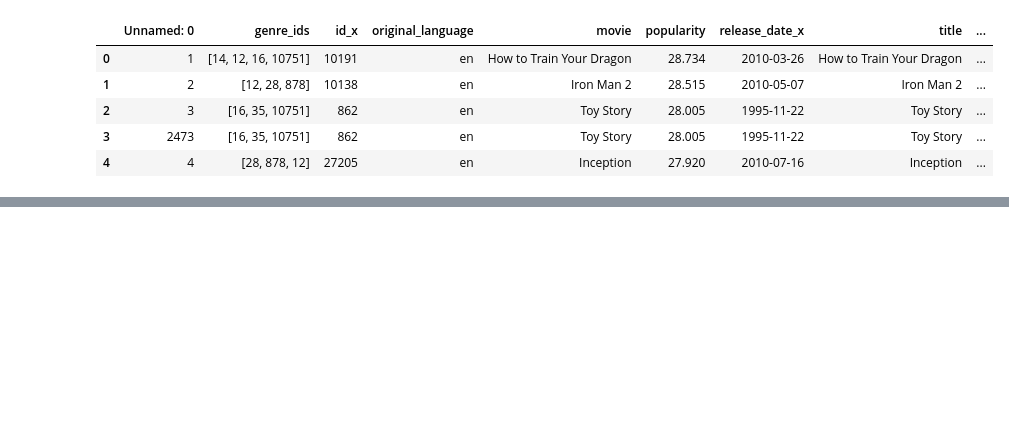
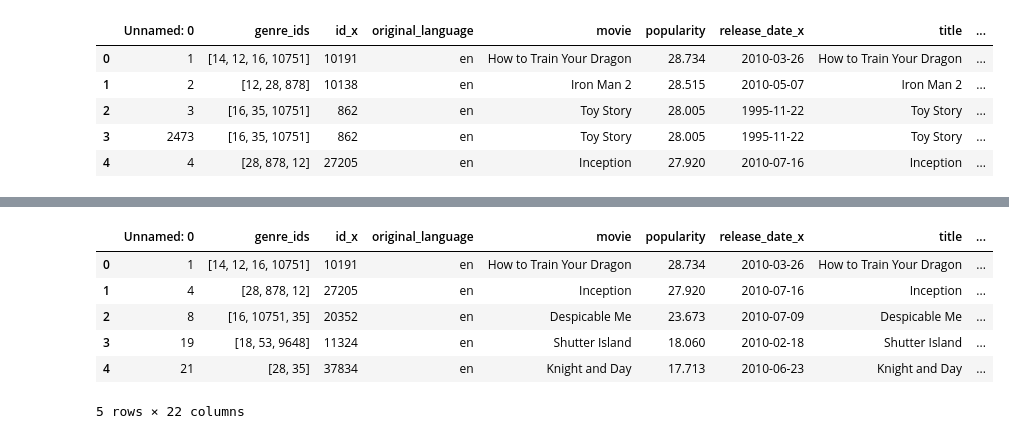
Before and after one commit to rbdaly16/Movie-Data-Analysis, a Jupyter notebook: Michael's Scratch Notebook.ipynb, the cells around one changed output, grey strips where cells are left out. Drawn from its saved outputs; the diff is of its cells as text; code cells hidden in the pictures; blank space fills up the shorter version.

```diff
--- a/Michael's Scratch Notebook.ipynb
+++ b/Michael's Scratch Notebook.ipynb
@@ -42,0 +164,3 @@ pd.read_sql(q, im_db_conn)
+# %%
+cleaned_movies_ratings_df = cleaned_movies_ratings_df[(cleaned_movies_ratings_df['director_rating'] >= 7.0) &
+                                                     (cleaned_movies_ratings_df['nummovies'] >= 3)]
@@ -42,0 +183,3 @@ pd.read_sql(q, im_db_conn)
+# %%
+cleaned_movies_ratings_df.drop(columns=['movie_id', 'original_title', 'start_year', 'runtime_minutes',
+                                       'person_id', 'numvotes', 'birth_year'], inplace=True)
@@ -468,0 +485,16 @@ pd.read_sql(q, im_db_conn)
+# %%
+#Convert strings to ints
+def clean_and_convert_to_int(dataframe, columns_to_clean):
+    for col in columns_to_clean:
+        dataframe[col] = dataframe[col].str.replace(r'[\$,\D]', "", regex=True)
+        dataframe[col] = pd.to_numeric(dataframe[col], errors='coerce')
+        dataframe[col] = dataframe[col].astype(int)  # Use 'Int64' to handle NaN as nullable integers
+    return dataframe
+
+# List of columns to clean and convert to integers
+movies_and_budgets_columns = ['production_budget', 'domestic_gross', 'worldwide_gross']
+#rotten_tomatoes_columns = ['box_office', 'runtime']
+
+# Call the function for each DataFrame
+movies_and_budgets_df = clean_and_convert_to_int(movies_and_budgets_df, movies_and_budgets_columns)
+#rotten_tomatoes_df = clean_and_convert_to_int(rotten_tomatoes_df, rotten_tomatoes_columns)
@@ -468,0 +572,3 @@ pd.read_sql(q, im_db_conn)
+# %%
+budgets_directors_df = movies_and_budgets_df.merge(cleaned_movies_ratings_df, how='inner', on = 'movie')
+budgets_directors_df.info()
@@ -468,0 +593,10 @@ pd.read_sql(q, im_db_conn)
+# %%
+budgets_directors_df.head()
+# %% [output]
+|  | Unnamed: 0 | genre_ids | id_x | original_language | movie | popularity | release_date_x | title | ... |
+| 0 | 1 | [14, 12, 16, 10751] | 10191 | en | How to Train Your Dragon | 28.734 | 2010-03-26 | How to Train Your Dragon | ... |
+| 1 | 4 | [28, 878, 12] | 27205 | en | Inception | 27.920 | 2010-07-16 | Inception | ... |
+| 2 | 8 | [16, 10751, 35] | 20352 | en | Despicable Me | 23.673 | 2010-07-09 | Despicable Me | ... |
+| 3 | 19 | [18, 53, 9648] | 11324 | en | Shutter Island | 18.060 | 2010-02-18 | Shutter Island | ... |
+| 4 | 21 | [28, 35] | 37834 | en | Knight and Day | 17.713 | 2010-06-23 | Knight and Day | ... |
+5 rows × 22 columns
```
Also changed, not shown: parts of 97 cells of this notebook, 9 other files.
